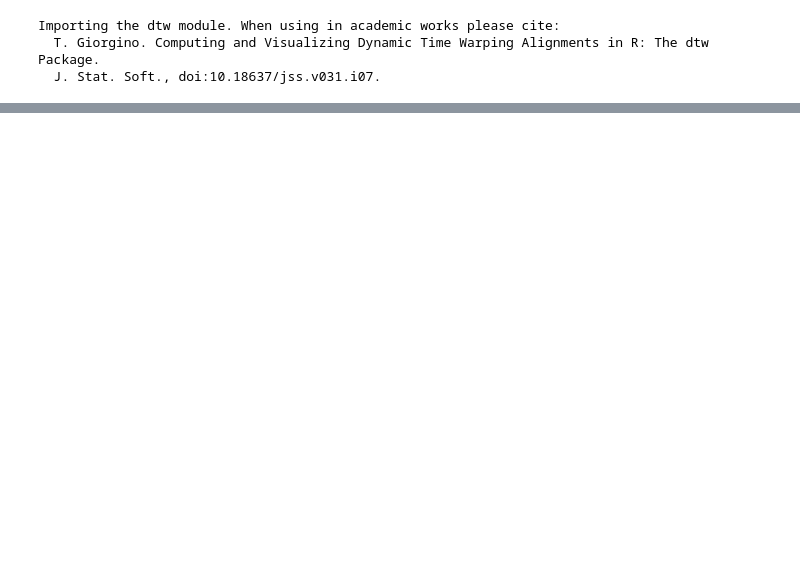
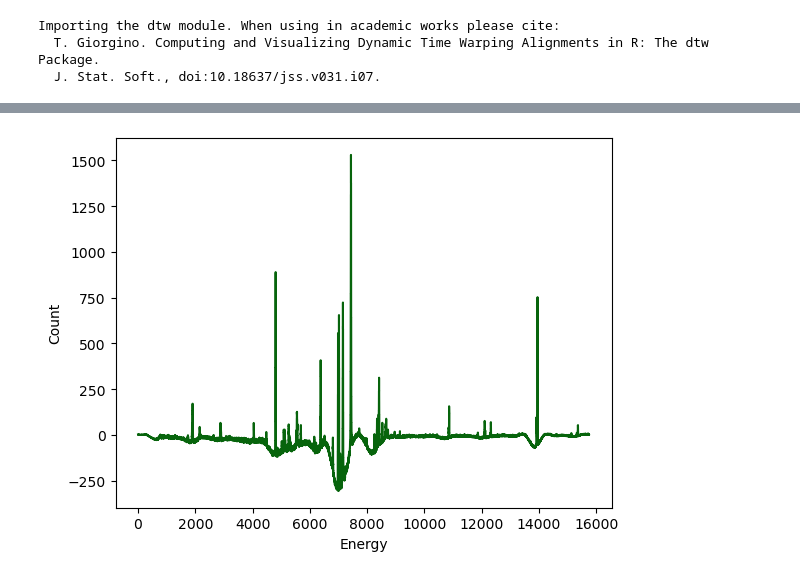
Before and after one commit to Tussky/spectral, a Jupyter notebook: Josiah.ipynb, the cells around one changed output, grey strips where cells are left out. Drawn from its saved outputs; the diff is of its cells as text; code cells hidden in the pictures; blank space fills up the shorter version.

```diff
--- a/Josiah.ipynb
+++ b/Josiah.ipynb
@@ -24,2 +26,8 @@ chan1 = sample['chan1']
+# %%
+chan1.spline_baseline_subtract()
+chan1.plot_channel(flat = True)
+plt.savefig("Images/chan1_spline.png", dpi=300, bbox_inches="tight")
+# %% [output]
+[figure, added]
 # %%
 chan1.savgol_baseline_subtract()
```
Also changed, not shown: parts of 23 cells of this notebook, 11 other files.
